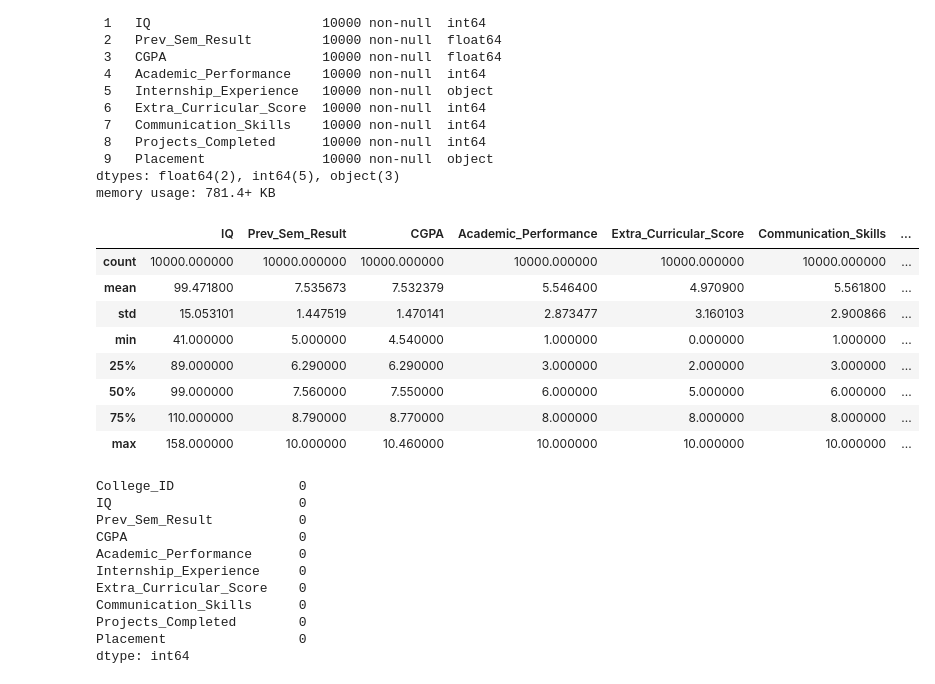
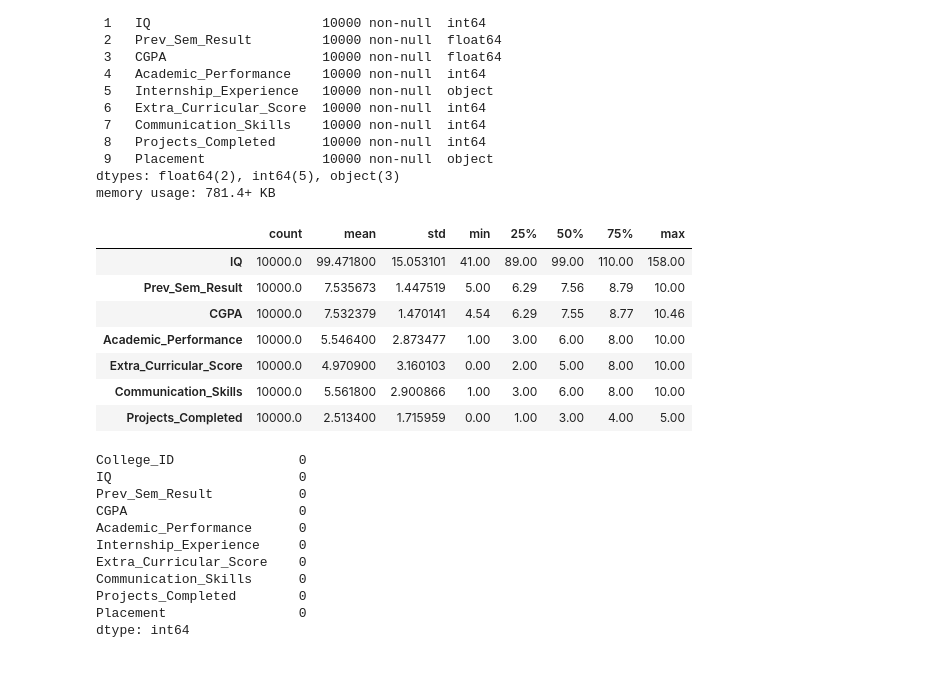
Before and after one commit to sarthak-opash/AI-ML-Internship, a Jupyter notebook: Day 20 (ML Mini Project)/placement.ipynb, the cells around one changed output. Drawn from its saved outputs; the diff is of its cells as text; code cells hidden in the pictures.

```diff
--- a/Day 20 (ML Mini Project)/placement.ipynb
+++ b/Day 20 (ML Mini Project)/placement.ipynb
@@ -59,17 +59,16 @@ Data columns (total 10 columns):
 dtypes: float64(2), int64(5), object(3)
 memory usage: 781.4+ KB
 # %%
-data.describe()
+data.describe().T
 # %% [output]
-|  | IQ | Prev_Sem_Result | CGPA | Academic_Performance | Extra_Curricular_Score | Communication_Skills | ... |
-| count | 10000.000000 | 10000.000000 | 10000.000000 | 10000.000000 | 10000.000000 | 10000.000000 | ... |
-| mean | 99.471800 | 7.535673 | 7.532379 | 5.546400 | 4.970900 | 5.561800 | ... |
-| std | 15.053101 | 1.447519 | 1.470141 | 2.873477 | 3.160103 | 2.900866 | ... |
-| min | 41.000000 | 5.000000 | 4.540000 | 1.000000 | 0.000000 | 1.000000 | ... |
-| 25% | 89.000000 | 6.290000 | 6.290000 | 3.000000 | 2.000000 | 3.000000 | ... |
-| 50% | 99.000000 | 7.560000 | 7.550000 | 6.000000 | 5.000000 | 6.000000 | ... |
-| 75% | 110.000000 | 8.790000 | 8.770000 | 8.000000 | 8.000000 | 8.000000 | ... |
-| max | 158.000000 | 10.000000 | 10.460000 | 10.000000 | 10.000000 | 10.000000 | ... |
+|  | count | mean | std | min | 25% | 50% | 75% | max |
+| IQ | 10000.0 | 99.471800 | 15.053101 | 41.00 | 89.00 | 99.00 | 110.00 | 158.00 |
+| Prev_Sem_Result | 10000.0 | 7.535673 | 1.447519 | 5.00 | 6.29 | 7.56 | 8.79 | 10.00 |
+| CGPA | 10000.0 | 7.532379 | 1.470141 | 4.54 | 6.29 | 7.55 | 8.77 | 10.46 |
+| Academic_Performance | 10000.0 | 5.546400 | 2.873477 | 1.00 | 3.00 | 6.00 | 8.00 | 10.00 |
+| Extra_Curricular_Score | 10000.0 | 4.970900 | 3.160103 | 0.00 | 2.00 | 5.00 | 8.00 | 10.00 |
+| Communication_Skills | 10000.0 | 5.561800 | 2.900866 | 1.00 | 3.00 | 6.00 | 8.00 | 10.00 |
+| Projects_Completed | 10000.0 | 2.513400 | 1.715959 | 0.00 | 1.00 | 3.00 | 4.00 | 5.00 |
 # %%
 data.isnull().sum()
 # %% [output]
```
Also changed, not shown: parts of 1 cell of this notebook.
